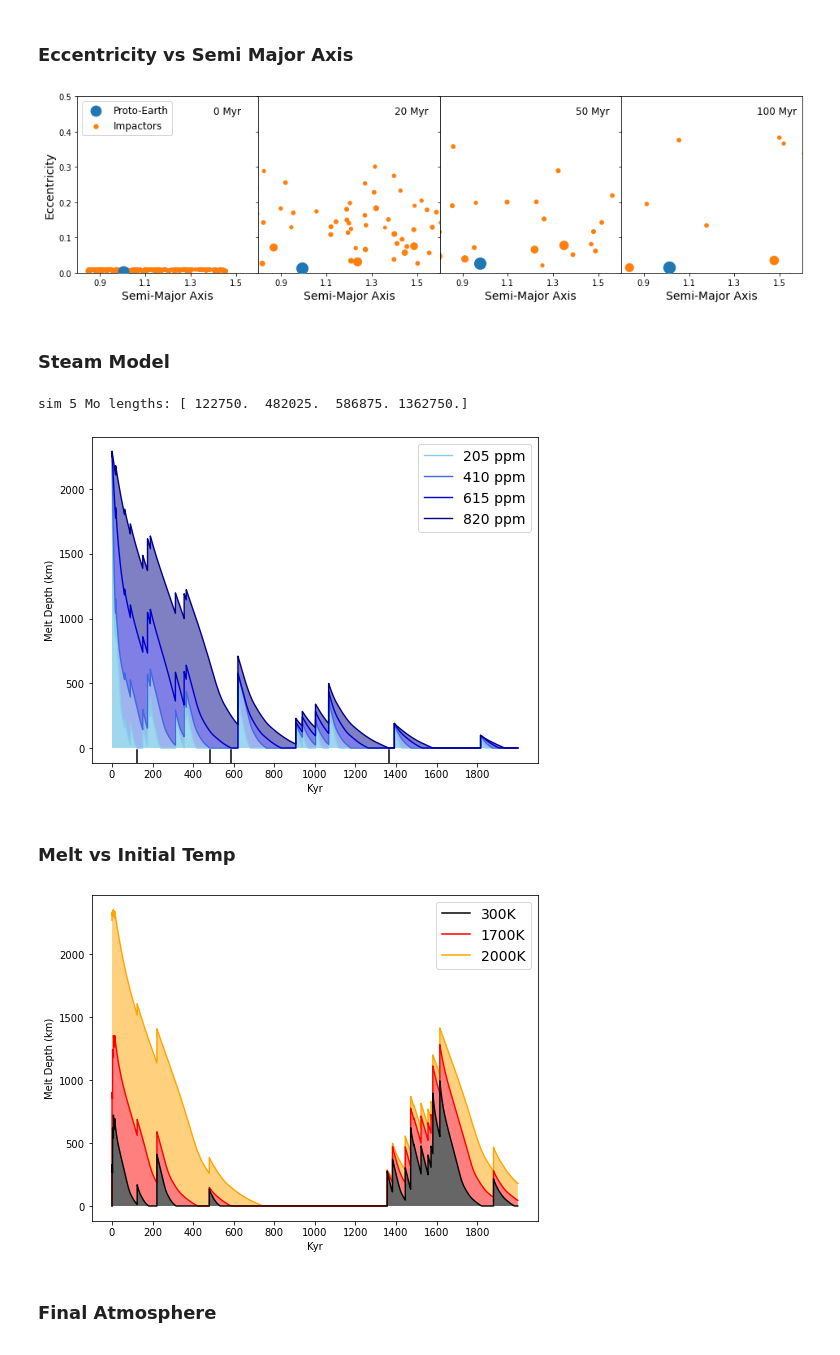
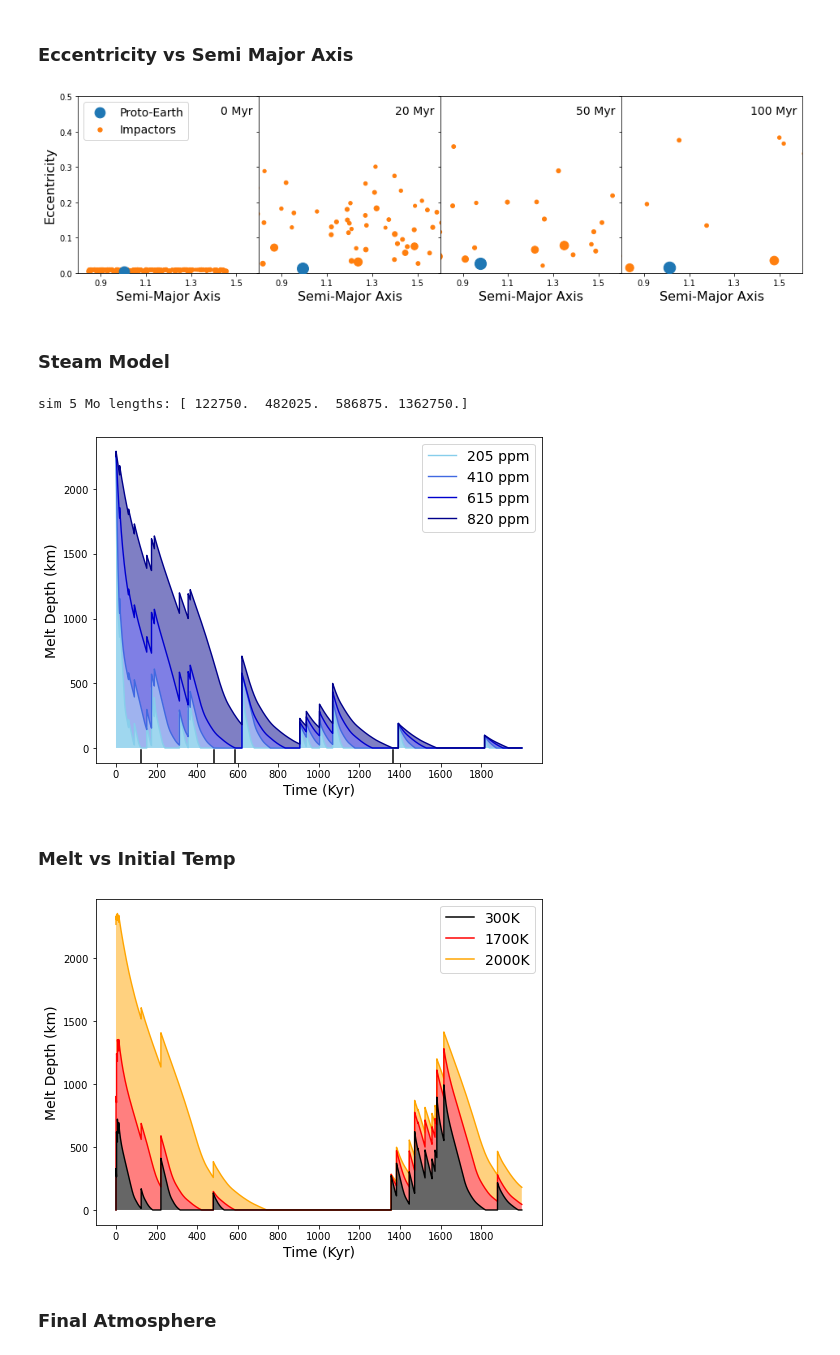
Before and after one commit to HunterNotGatherer/Magma-Oceans, a Jupyter notebook: ____TestFiles.ipynb, the cells around one changed output. Saved outputs shown, nothing was run; the diff lists cells and outputs as text; code cells hidden in the pictures.

```diff
--- a/____TestFiles.ipynb
+++ b/____TestFiles.ipynb
@@ -457,7 +457,7 @@ if not os.path.exists('coolData'): os.makedirs('coolData')
 # Load Data and Statistics
 ### Finding Number of Impacts, MOs, Giant Impacts, GI in MO, Avg Depth, and Percent Melt
 # %%
-LoadConstantModel=0
+LoadConstantModel=1
 # %%
 import numpy as np
 from MeltModelJupyter import Model
@@ -703,19 +706,20 @@ for j in range(4):
         massEccSMA[i,1] = np.sqrt(1+2*specOE*(angMomentNorm**2)/GM**2)
         massEccSMA[i,2] = -GM/2/specOE
 
-    axs[j].set_xlabel('Semi-Major Axis',fontsize=14)
+    axs[j].set_xlabel('Semi-Major Axis',fontsize=16)
     axs[j].set_xticks([0.9,1.1,1.3,1.5])
     axs[j].scatter(massEccSMA[0,2]/149597870691,massEccSMA[0,1],marker='.',zorder=100,s=((np.log(massEccSMA[0,0])-21)/22)**14)
     axs[j].scatter(massEccSMA[1:,2]/149597870691,massEccSMA[1:,1],marker='.',s=((np.log(massEccSMA[1:,0])-21)/22)**14);
-axs[0].legend(['Proto-Earth','Impactors'],loc='upper left',fontsize=12)
+axs[0].legend(['Proto-Earth','Impactors'],loc='upper left',fontsize=14)
 plt.axis([0.8,1.6,0,0.5])
-axs[0].set_ylabel('Eccentricity',fontsize=14)
+axs[0].set_ylabel('Eccentricity',fontsize=16)
 plt.subplots_adjust(wspace=0, hspace=0)
-axs[0].text(1.4,.45,'0 Myr',fontsize=12); axs[1].text(1.4,.45,'20 Myr',fontsize=12); axs[2].text(1.4,.45,'50 Myr',fontsize=12); axs[3].text(1.4,.45,'100 Myr',fontsize=12);
+axs[0].text(1.43,.45,'0 Myr',fontsize=14); axs[1].text(1.4,.45,'20 Myr',fontsize=14); axs[2].text(1.4,.45,'50 Myr',fontsize=14); axs[3].text(1.37,.45,'100 Myr',fontsize=14);
 
-# plt.savefig('plotsAndStats/EccVsSMA.jpg',dpi=1200)
+# plt.savefig('plotsAndStats/EccVsSMA.svg',dpi=1200)
+plt.savefig('plotsAndStats/EccVsSMA.jpg',dpi=1200)
 # %% [output]
-[figure, old version]
+[figure, new version]
 # %% [markdown]
 ### Steam Model
 # %%
@@ -733,42 +737,44 @@ else: # melt vs ppm for sim 5, molten, 2myr
         elif(i==0): plt.fill_between(range(xt25),AllMelt[2][0][sim0][0:xt25],alpha=0.8)
         x=np.nonzero(AllMelt[2][i][sim0]); qMo[i]=(np.nonzero(((x[0][1:]-x[0][:-1]))-1)[0])[0]
 
-    plt.xlabel('Kyr'); plt.ylabel('Melt Depth (km)'); #plt.title('Sim '+str(sim0+1)+', Molten - Melt vs PPM')
+    plt.xlabel('Time (Kyr)',fontsize=14); plt.ylabel('Melt Depth (km)',fontsize=14); #plt.title('Sim '+str(sim0+1)+', Molten - Melt vs PPM')
     plt.xticks(np.arange(0,2*1e6/25,2e5/25),np.arange(0,2000,200)); plt.legend([w+' ppm' for w in ['205','410','615','820']],fontsize=14)
     [plt.axvline(q, ymax=0.04,c='k') for q in qMo]; print("sim 5 Mo lengths:",qMo*25)
 
+#     plt.savefig('plotsAndStats/Sim'+str(sim0+1)+'MoMeltVsPPM.svg',dpi=1200)
     plt.savefig('plotsAndStats/Sim'+str(sim0+1)+'MoMeltVsPPM.jpg',dpi=1200)
 # %% [output]
 sim 5 Mo lengths: [ 122750.  482025.  586875. 1362750.]
-[figure, old version]
+[figure, new version]
 # %% [markdown]
 ### Melt vs Initial Temp
 # %%
 import numpy as np
 import matplotlib.pyplot as plt; plt.close('all')
 
 if(LoadConstantModel):
     print('Please Load Steam Model Data')
 #     sim0=4 # 60W/m^2 - Initial Temp vs Melt
 #     f, ax = plt.subplots(figsize=fsize); ax.set_prop_cycle(color=['k','darkred','r'])
 #     plt.xlabel('Myr'); plt.ylabel('Melt Depth (km)'); plt.xticks(np.arange(0,2*1e8/25,1e7/25),np.arange(0,200,10))
 #     [plt.plot(AllMelt[i][1][sim0]) for i in range(3)]; plt.legend(['300K','1700K','2000K']); plt.title('Sim '+str(sim0+1)+', 60W/m^2 - Initial Temp vs Melt')
-# #         plt.savefig('plotsAndStats/Sim'+str(sim0+1)+'TempVsMelt.jpg',dpi=1200); plt.show()
+# #         plt.savefig('plotsAndStats/Sim'+str(sim0+1)+'TempVsMelt.svg',dpi=1200); plt.show()
 
 else: # melt vs temp for sim 10, 820ppm, 2myr
     xt25 = 80000; sim0=9
     f, ax = plt.subplots(figsize=(8,6)); cyc=['k','r','orange']  #['crimson','orangered','darkorange']
     ax.set_prop_cycle(color=cyc); #plt.title('Sim '+str(sim0+1)+', 820 ppm Steam Model - Melt vs Temp')
-    plt.xlabel('Kyr'); plt.ylabel('Melt Depth (km)'); plt.xticks(np.arange(0,2*1e6/25,2e5/25),np.arange(0,2000,200))
+    plt.xlabel('Time (Kyr)',fontsize=14); plt.ylabel('Melt Depth (km)',fontsize=14); plt.xticks(np.arange(0,2*1e6/25,2e5/25),np.arange(0,2000,200))
     [plt.plot(i) for i in range(3)]; plt.legend(labels=['300K','1700K','2000K'],fontsize=14)
     for i in range(3):
         plt.plot(AllMelt[i][3][sim0][0:xt25],color=cyc[i],zorder=99-i,linewidth=1.4)
         if(i>0): plt.fill_between(range(xt25),AllMelt[i][3][sim0][0:xt25],AllMelt[i-1][3][sim0][0:xt25],alpha=0.5)
         elif(i==0): plt.fill_between(range(xt25),AllMelt[0][3][sim0][0:xt25],alpha=0.6)
 
-#     plt.savefig('plotsAndStats/Sim'+str(sim0+1)+'w820MeltVsTemp.jpg',dpi=1200)
+#     plt.savefig('plotsAndStats/Sim'+str(sim0+1)+'w820MeltVsTemp.svg',dpi=1200)
+    plt.savefig('plotsAndStats/Sim'+str(sim0+1)+'w820MeltVsTemp.jpg',dpi=1200)
 # %% [output]
-[figure, old version]
+[figure, new version]
 # %% [markdown]
 ### Final Atmosphere
 # %%
```
Also changed, not shown: parts of 9 cells of this notebook.
